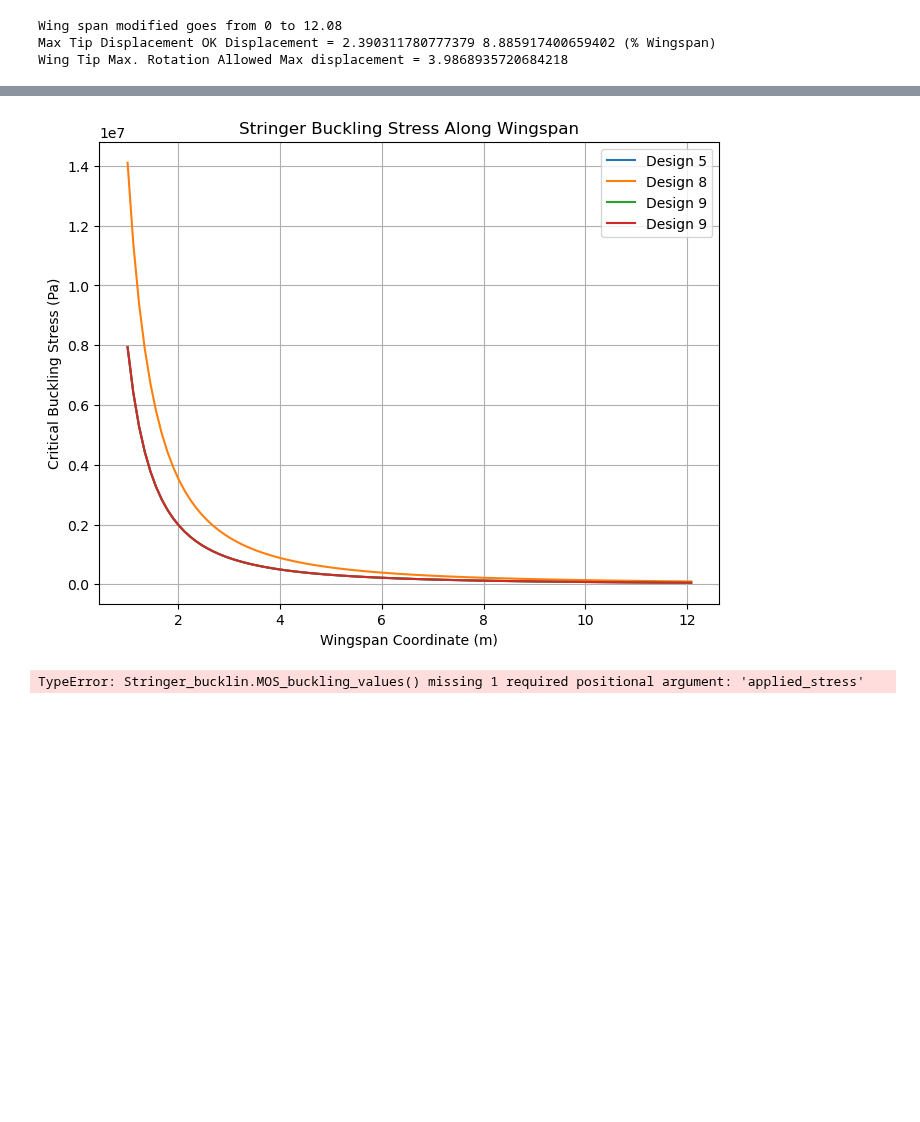
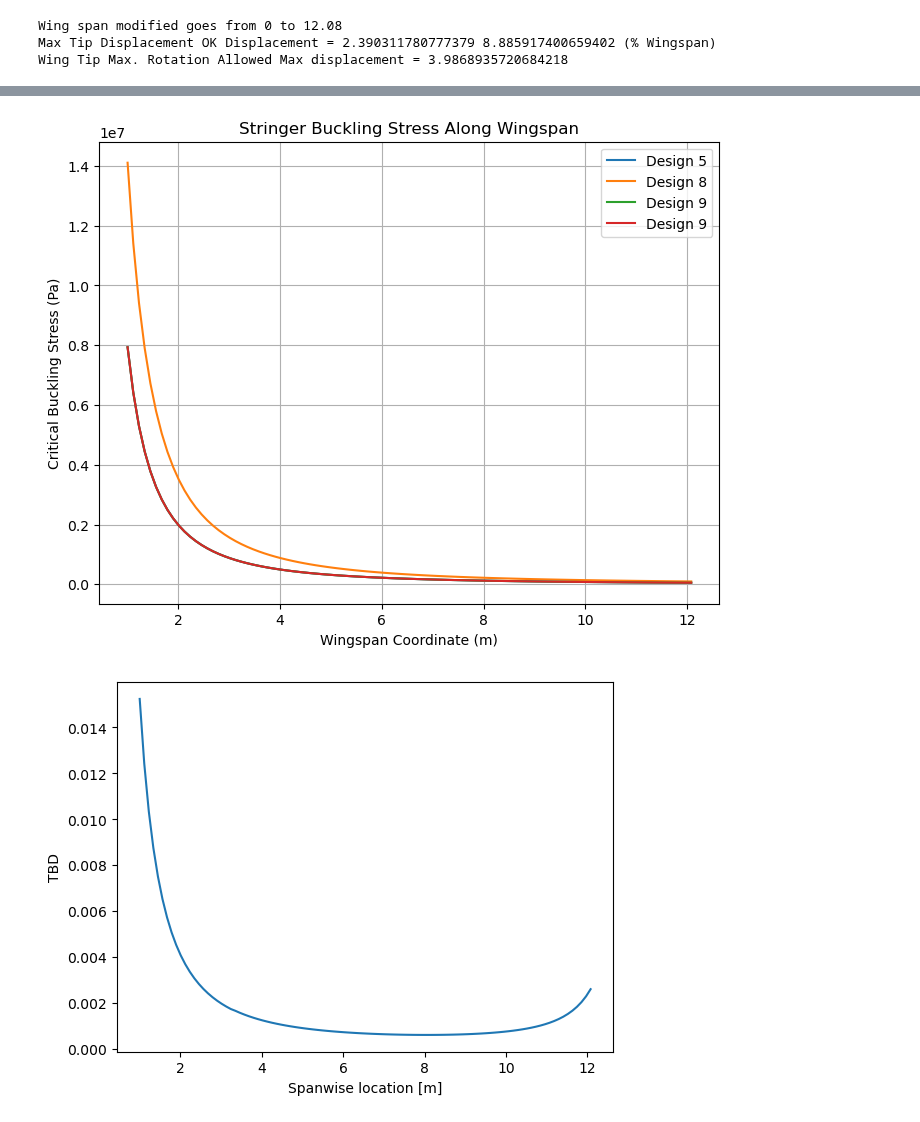
Before and after one commit to federicoangioni/AE2111-I-Aerospace-System-Design, a Jupyter notebook: WP4-5/main_faster.ipynb, the cells around one changed output, grey strips where cells are left out. Cells and saved outputs as stored; diff of their text form; code cells hidden in the pictures; blank space fills up the shorter version.

```diff
--- a/WP4-5/main_faster.ipynb
+++ b/WP4-5/main_faster.ipynb
@@ -190,10 +181,11 @@ spar.margin_of_safety(z=1, V= g_shear, T=g_torque)
 # %%
 from wp5_1 import Stringer_bucklin
 
-stringer = Stringer_bucklin(stringers=stringers, wingspan= wingbox.wingspan, chord= wingbox.chord, geometry= wingbox.geometry)
+stringer = Stringer_bucklin(stringers=stringers, wingspan= wingbox.wingspan, M=g_moment, N=g_axial, I_tot=wingbox.MOM_total, area=Area_crosssection, flange=area_factor,
+                            t_caps=t_caps, t_spar= t_spar, chord= wingbox.chord, geometry= wingbox.geometry)
 
 stringer.graph_buckling_values(E=E)
 stringer.MOS_buckling_values(E=E, stringers=stringers)
 # %% [output]
 [figure]
-TypeError: Stringer_bucklin.MOS_buckling_values() missing 1 required positional argument: 'applied_stress'
+[figure, added]
```
Also changed, not shown: parts of 2 cells of this notebook, 1 other file.
